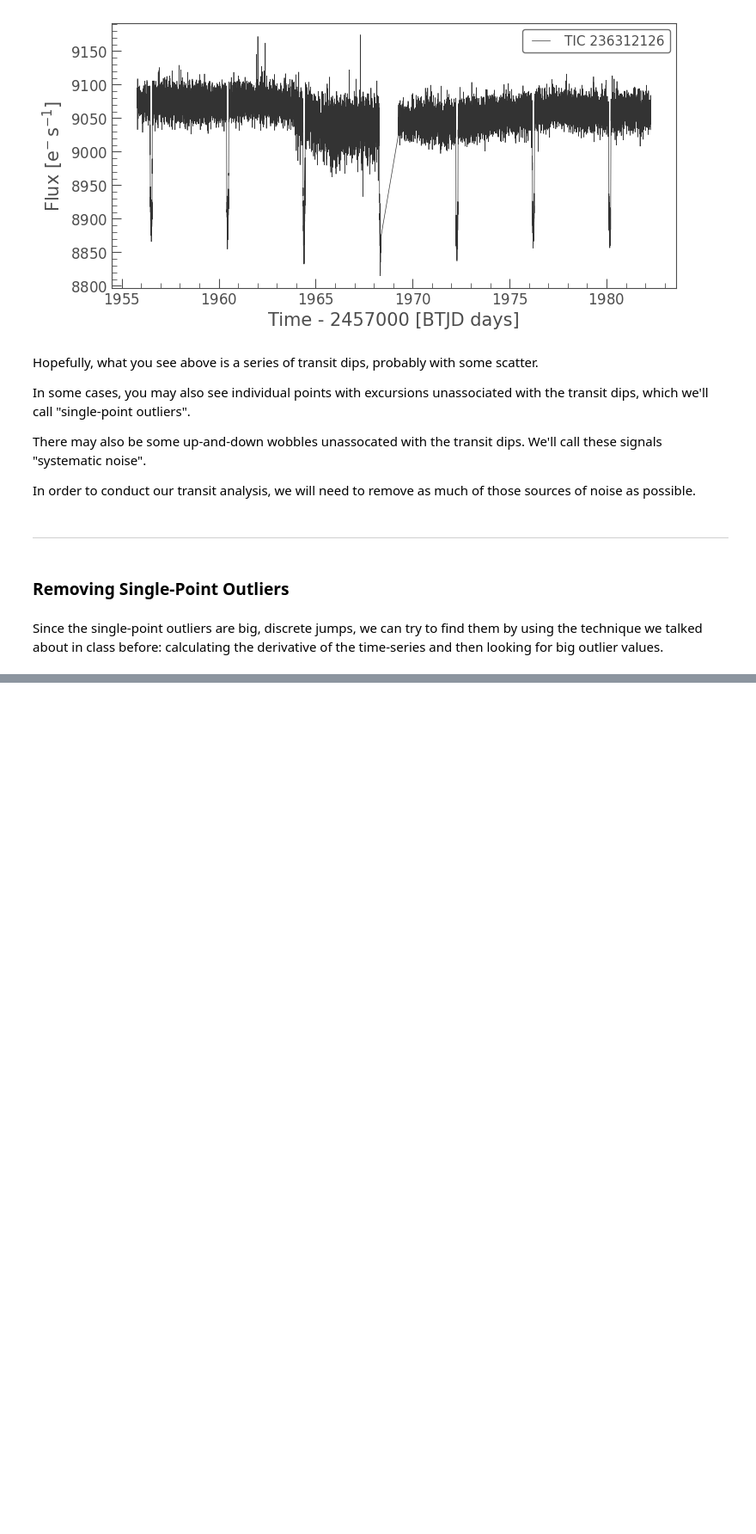
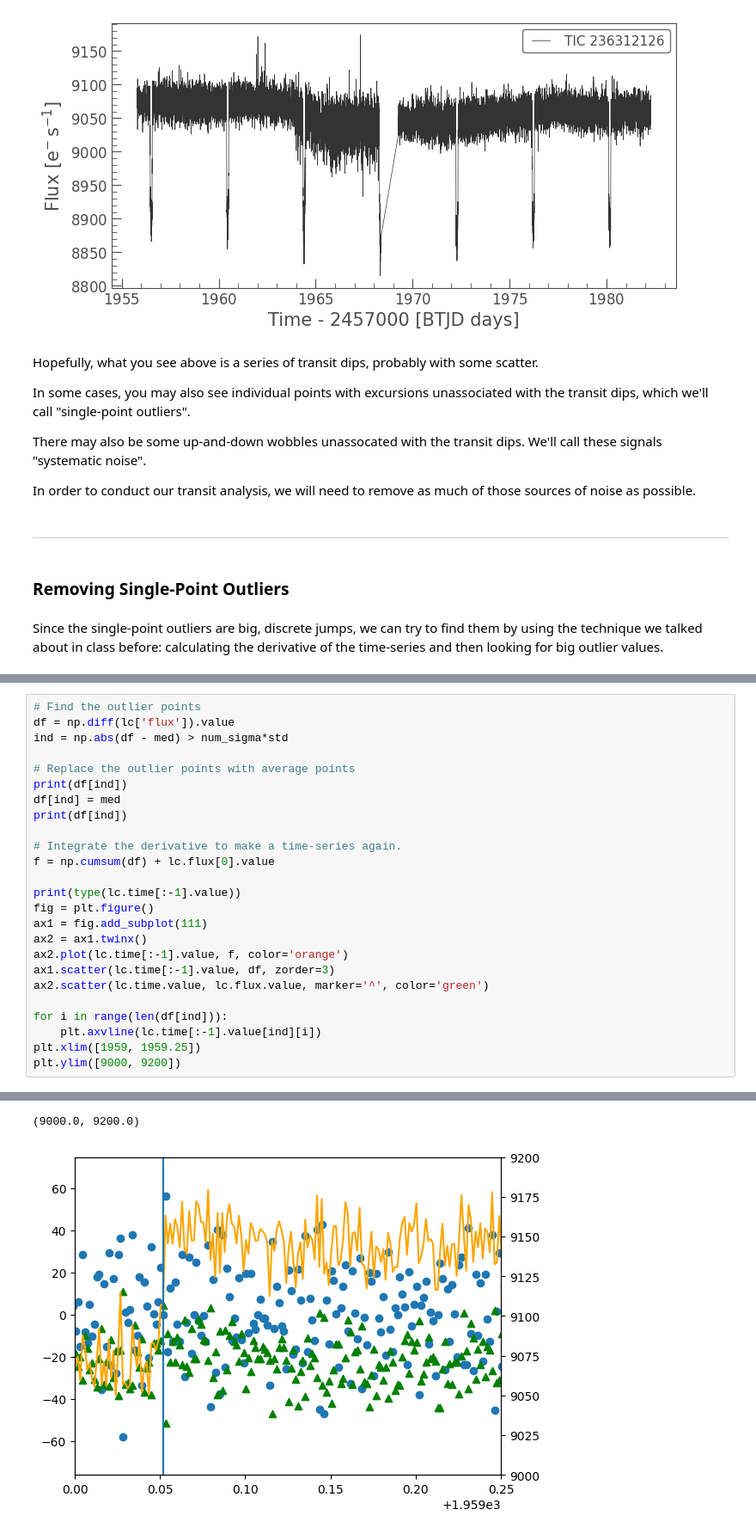
Before and after one commit to decaelus/PHYS305_Spring2023, a Jupyter notebook: Observing_Project/Observing Project Notebook.ipynb, the cells around one changed output, grey strips where cells are left out. Shown at 86% size. Saved outputs shown, nothing was run; the diff lists cells and outputs as text; blank space fills up the shorter version.

```diff
--- a/Observing_Project/Observing Project Notebook.ipynb
+++ b/Observing_Project/Observing Project Notebook.ipynb
@@ -79,0 +96,26 @@ plt.hist(df)
+# %%
+# Find the outlier points
+df = np.diff(lc['flux']).value
+ind = np.abs(df - med) > num_sigma*std
+
+# Replace the outlier points with average points
+print(df[ind])
+df[ind] = med
+print(df[ind])
+
+# Integrate the derivative to make a time-series again.
+f = np.cumsum(df) + lc.flux[0].value
+
+print(type(lc.time[:-1].value))
+fig = plt.figure()
+ax1 = fig.add_subplot(111)
+ax2 = ax1.twinx()
+ax2.plot(lc.time[:-1].value, f, color='orange')
+ax1.scatter(lc.time[:-1].value, df, zorder=3)
+ax2.scatter(lc.time.value, lc.flux.value, marker='^', color='green')
+
+for i in range(len(df[ind])):
+    plt.axvline(lc.time[:-1].value[ind][i])
+plt.xlim([1959, 1959.25])
+plt.ylim([9000, 9200])
+# %% [output]
@@ -79,0 +139,2 @@ plt.hist(df)
+(9000.0, 9200.0)
+[figure, added]
```
Also changed, not shown: parts of 6 cells of this notebook.
